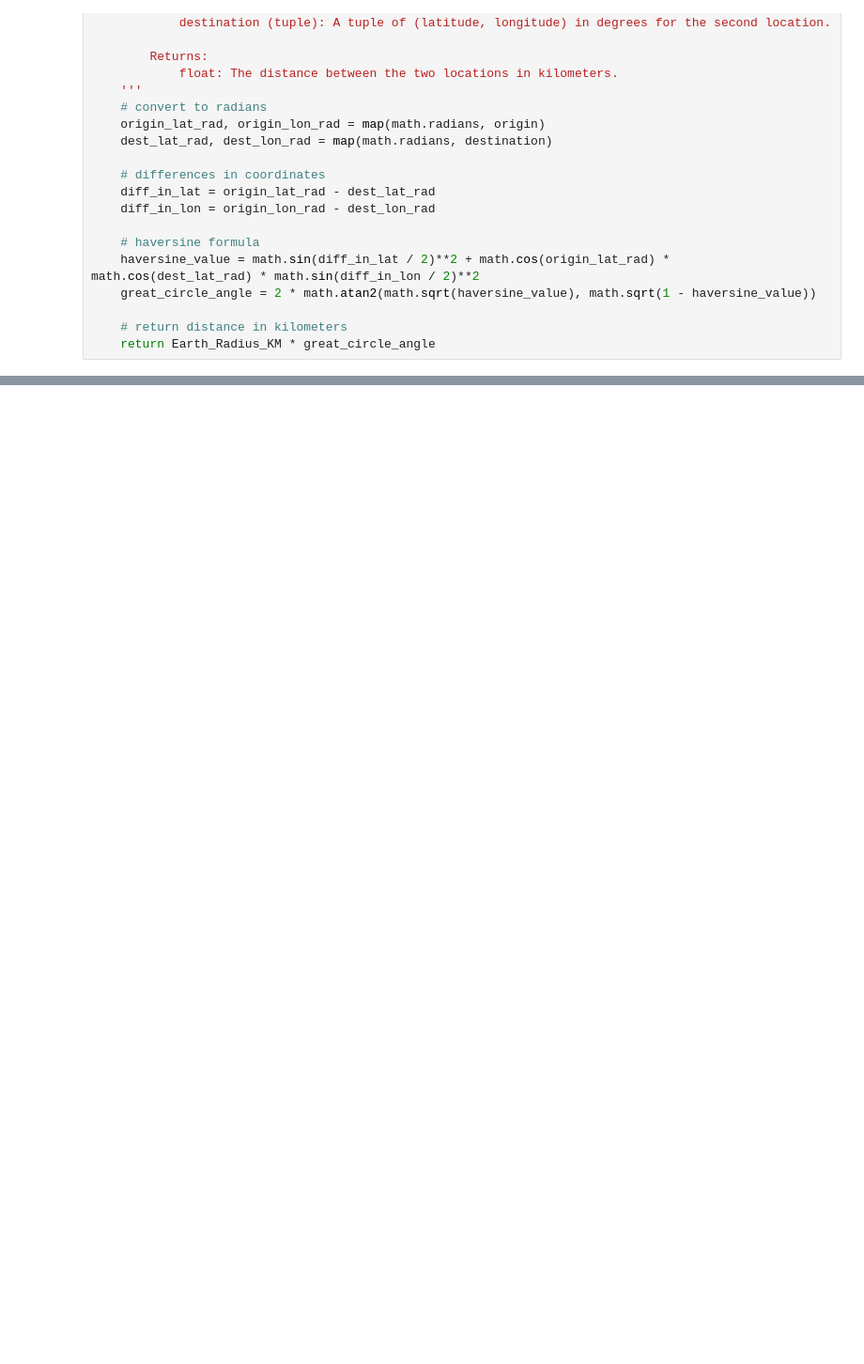
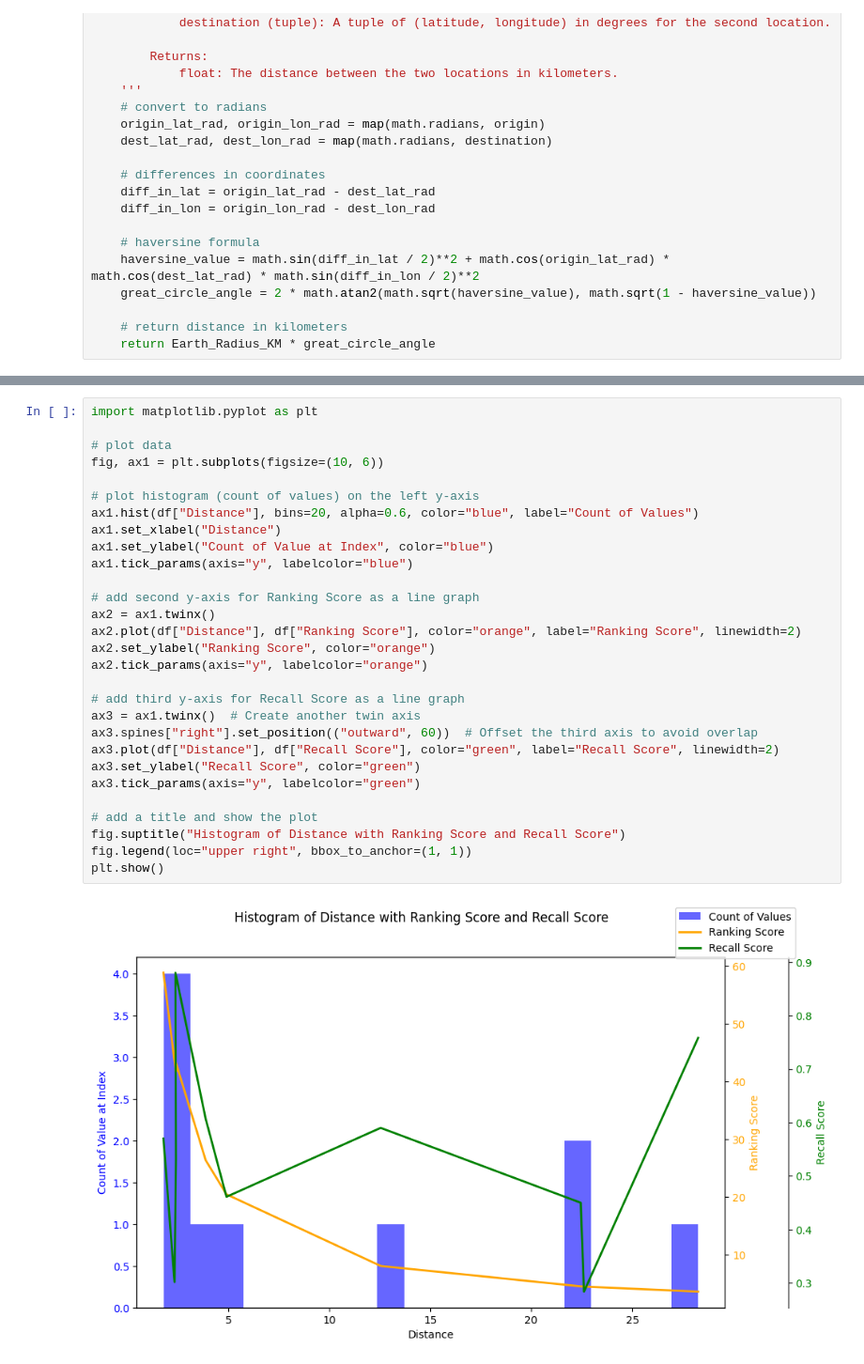
Before and after one commit to wiphoo/Website_Resources, a Jupyter notebook: tools/matplotlib/plot_multiple_datasets_on_y-axis.ipynb, the cells around one changed output, grey strips where cells are left out. Shown at 94% size. Cells and saved outputs as stored; diff of their text form; blank space fills up the shorter version.

Commit message:
fix example for plot multiple datasets on y-axis

```diff
--- a/tools/matplotlib/plot_multiple_datasets_on_y-axis.ipynb
+++ b/tools/matplotlib/plot_multiple_datasets_on_y-axis.ipynb
@@ -85,0 +87,31 @@ df =  pd.DataFrame({
+# %%
+import matplotlib.pyplot as plt
+
+# plot data
+fig, ax1 = plt.subplots(figsize=(10, 6))
+
+# plot histogram (count of values) on the left y-axis
+ax1.hist(df["Distance"], bins=20, alpha=0.6, color="blue", label="Count of Values")
+ax1.set_xlabel("Distance")
+ax1.set_ylabel("Count of Value at Index", color="blue")
+ax1.tick_params(axis="y", labelcolor="blue")
+
+# add second y-axis for Ranking Score as a line graph
+ax2 = ax1.twinx()
+ax2.plot(df["Distance"], df["Ranking Score"], color="orange", label="Ranking Score", linewidth=2)
+ax2.set_ylabel("Ranking Score", color="orange")
+ax2.tick_params(axis="y", labelcolor="orange")
+
+# add third y-axis for Recall Score as a line graph
+ax3 = ax1.twinx()  # Create another twin axis
+ax3.spines["right"].set_position(("outward", 60))  # Offset the third axis to avoid overlap
+ax3.plot(df["Distance"], df["Recall Score"], color="green", label="Recall Score", linewidth=2)
+ax3.set_ylabel("Recall Score", color="green")
+ax3.tick_params(axis="y", labelcolor="green")
+
+# add a title and show the plot
+fig.suptitle("Histogram of Distance with Ranking Score and Recall Score")
+fig.legend(loc="upper right", bbox_to_anchor=(1, 1))
+plt.show()
+# %% [output]
+[figure, added]
```
Also changed, not shown: parts of 2 cells of this notebook.
